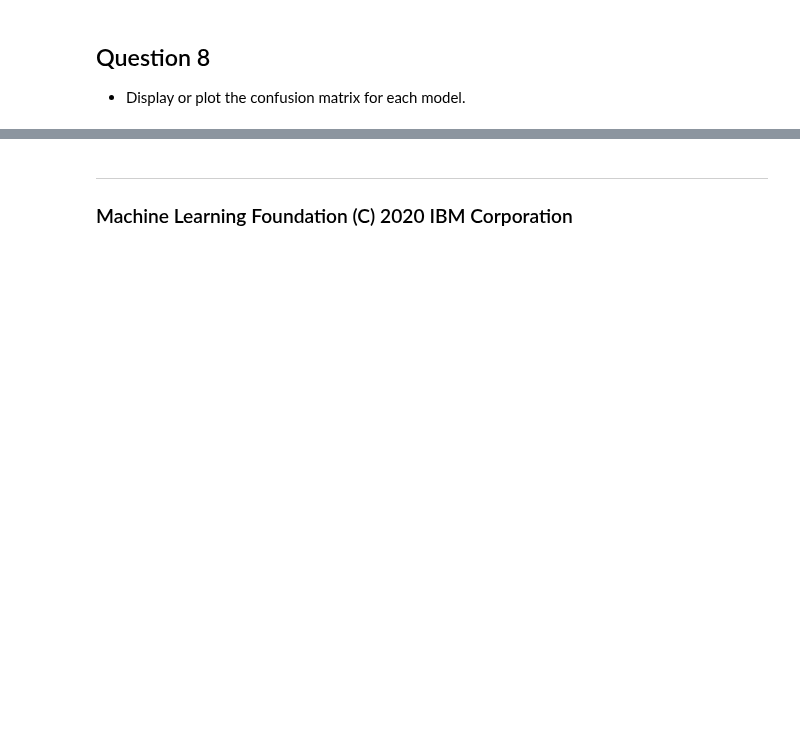
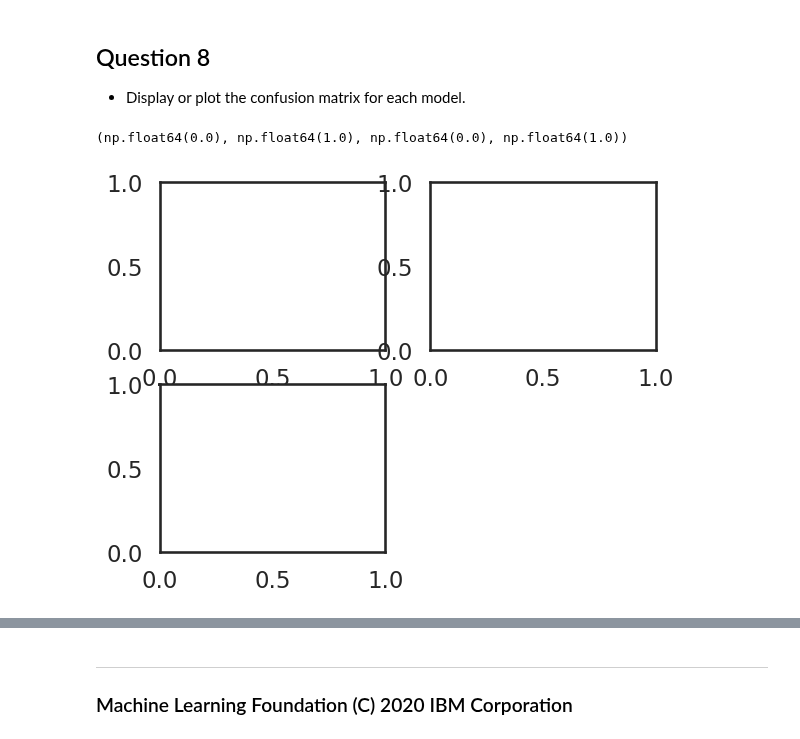
Before and after one commit to htetaunglynn94/coursera, a Jupyter notebook: ibm_ml_series/supervised_ml_classification/module_1/holab_1_logistic_regression_error_metrics.ipynb, the cells around one changed output, grey strips where cells are left out. Saved outputs shown, nothing was run; the diff lists cells and outputs as text; code cells hidden in the pictures; blank space fills up the shorter version.

```diff
--- a/ibm_ml_series/supervised_ml_classification/module_1/holab_1_logistic_regression_error_metrics.ipynb
+++ b/ibm_ml_series/supervised_ml_classification/module_1/holab_1_logistic_regression_error_metrics.ipynb
@@ -636,6 +870,14 @@ metrics
 ## Question 8
 
 * Display or plot the confusion matrix for each model.
+# %%
+fig, axList = plt.subplots(nrows=2, ncols=2)
+axList = axList.flatten()
+
+axList[-1].axis('off') # exclude the last one
+# %% [output]
+(np.float64(0.0), np.float64(1.0), np.float64(0.0), np.float64(1.0))
+[figure, added]
 # %%
 ### BEGIN SOLUTION
 fig, axList = plt.subplots(nrows=2, ncols=2)
```
Also changed, not shown: parts of 27 cells of this notebook.
